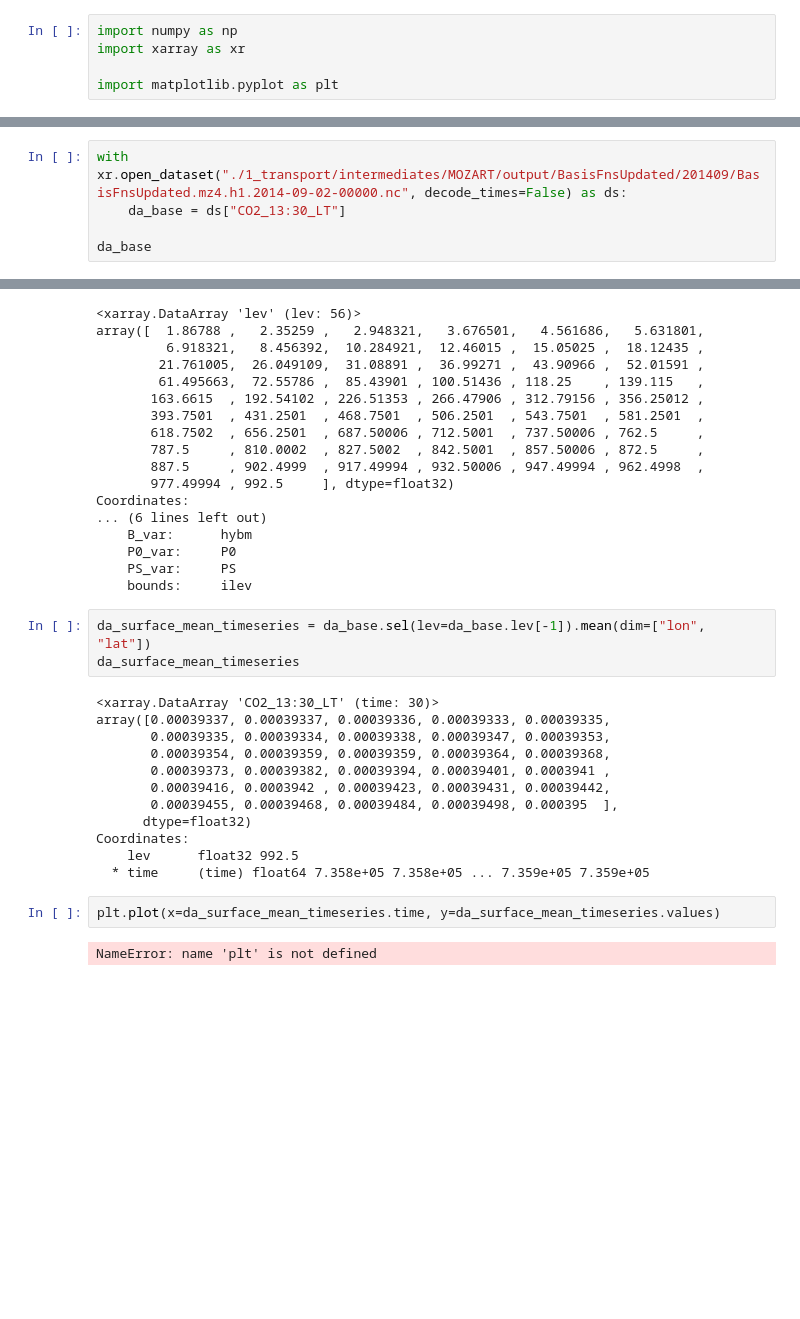
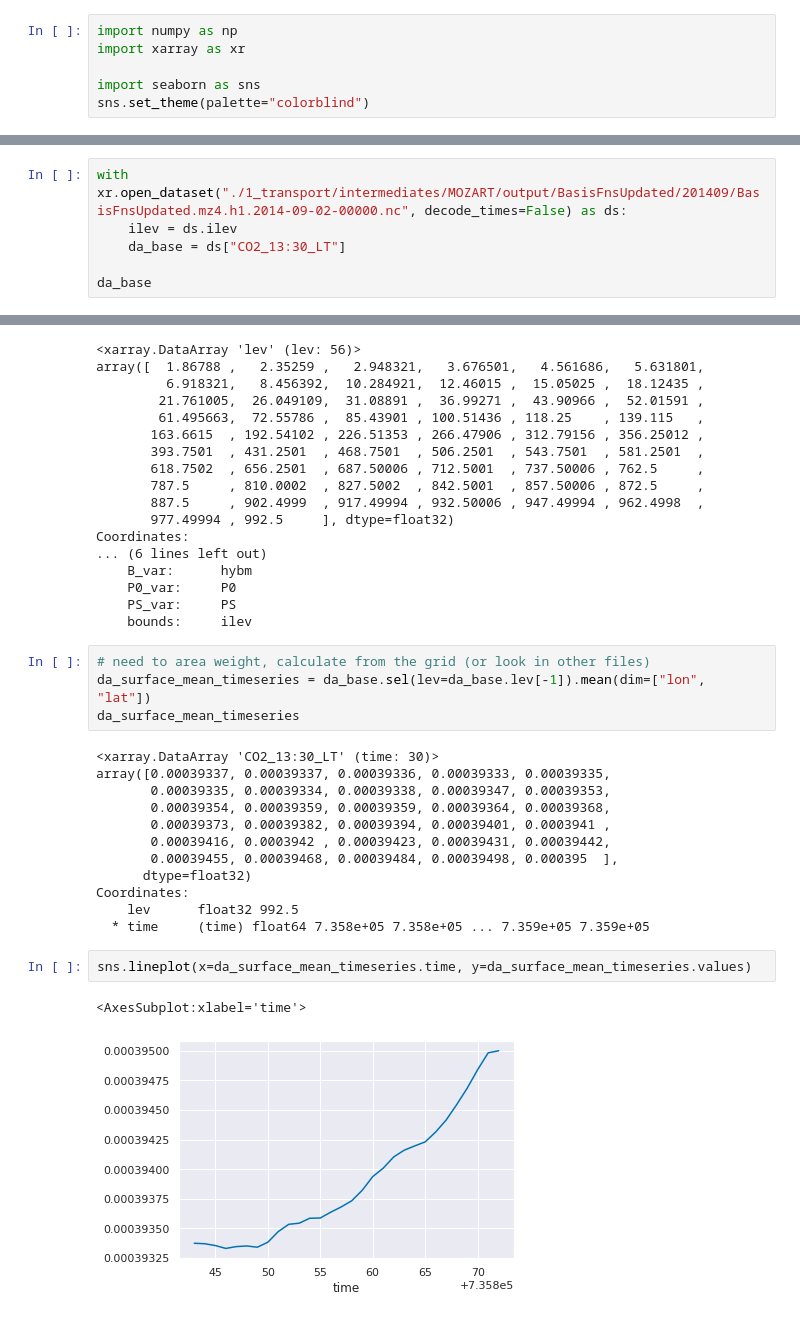
Before and after one commit to joshhjacobson/wombat-paper, a Jupyter notebook: explore.ipynb, the cells around one changed output, grey strips where cells are left out. Saved outputs shown, nothing was run; the diff lists cells and outputs as text; blank space fills up the shorter version.

```diff
--- a/explore.ipynb
+++ b/explore.ipynb
@@ -2,4 +2,5 @@
 import numpy as np
 import xarray as xr
 
-import matplotlib.pyplot as plt
+import seaborn as sns
+sns.set_theme(palette="colorblind")
@@ -89,6 +110,7 @@ Data variables:
 ## MOZART base run exploration
 # %%
 with xr.open_dataset("./1_transport/intermediates/MOZART/output/BasisFnsUpdated/201409/BasisFnsUpdated.mz4.h1.2014-09-02-00000.nc", decode_times=False) as ds:
+    ilev = ds.ilev
     da_base = ds["CO2_13:30_LT"]
 
 da_base
@@ -124,6 +166,7 @@ Coordinates:
     PS_var:     PS
     bounds:     ilev
 # %%
+# need to area weight, calculate from the grid (or look in other files)
 da_surface_mean_timeseries = da_base.sel(lev=da_base.lev[-1]).mean(dim=["lon", "lat"])
 da_surface_mean_timeseries
 # %% [output]
@@ -139,6 +182,7 @@ Coordinates:
     lev      float32 992.5
   * time     (time) float64 7.358e+05 7.358e+05 ... 7.359e+05 7.359e+05
 # %%
-plt.plot(x=da_surface_mean_timeseries.time, y=da_surface_mean_timeseries.values)
+sns.lineplot(x=da_surface_mean_timeseries.time, y=da_surface_mean_timeseries.values)
 # %% [output]
-NameError: name 'plt' is not defined
+<AxesSubplot:xlabel='time'>
+[figure, added]
```
Also changed, not shown: parts of 8 cells of this notebook, 2 other files.
